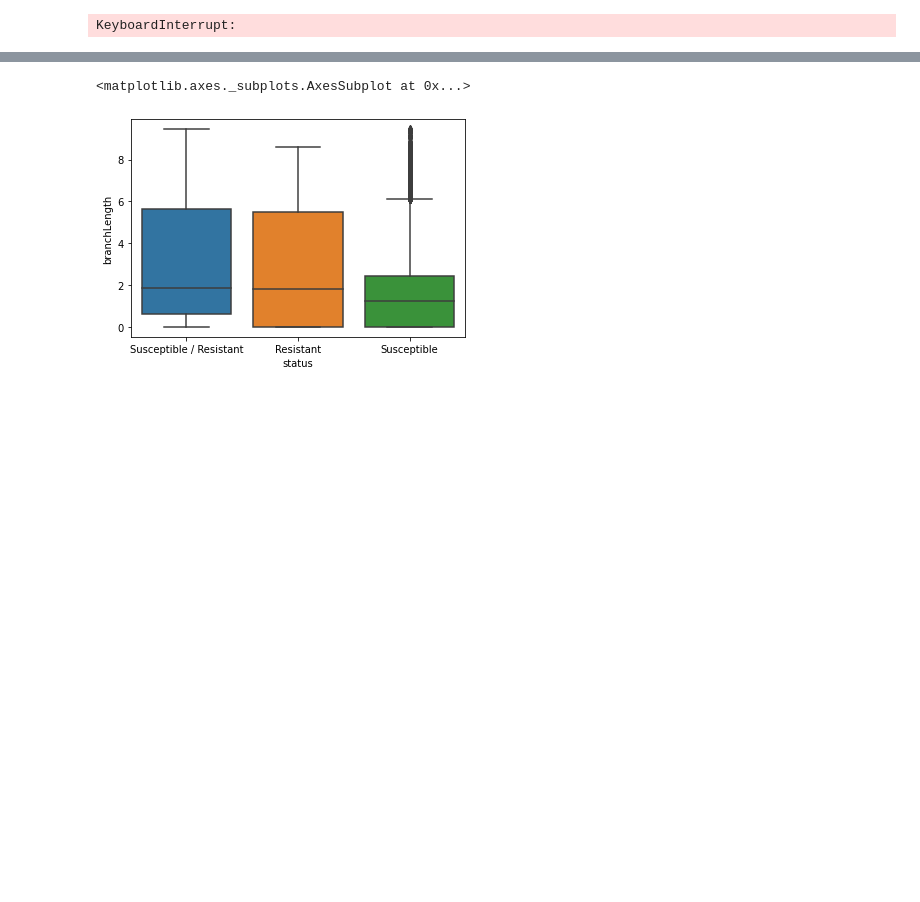
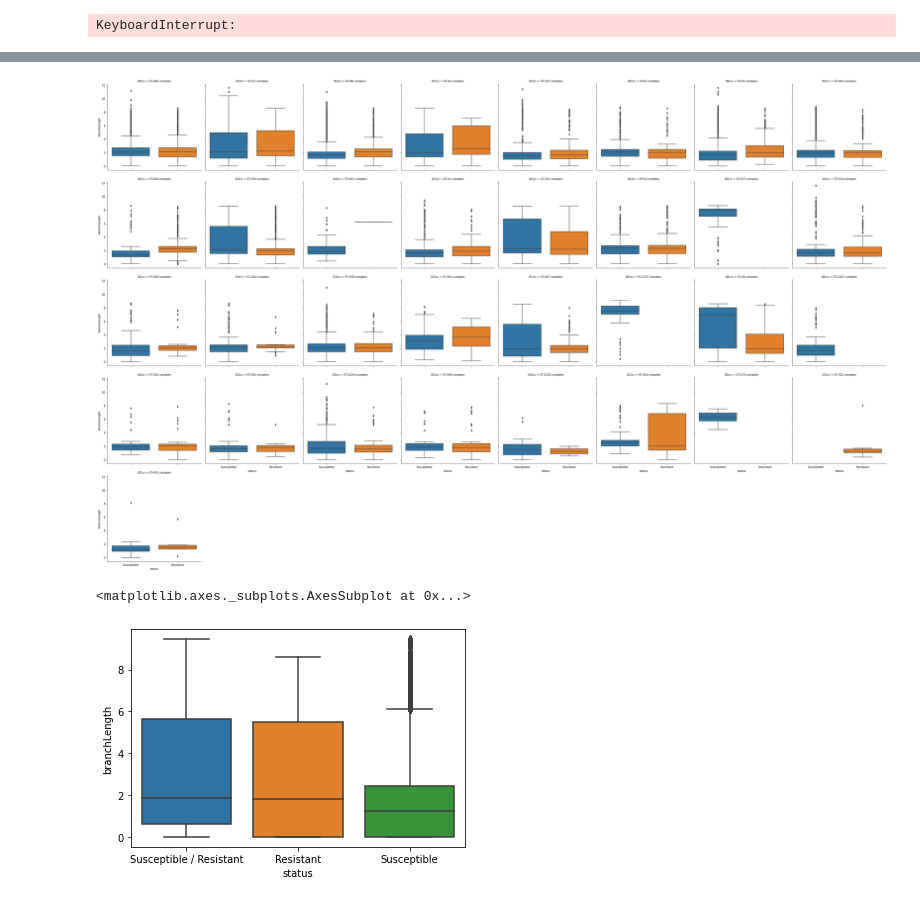
Before and after one commit to bgrdessislava/Campyjejuni_gyrA, a Jupyter notebook: Non_r/Metadata_Treedistance_Merging.ipynb, the cells around one changed output, grey strips where cells are left out. Drawn from its saved outputs; the diff is of its cells as text; code cells hidden in the pictures; blank space fills up the shorter version.

```diff
--- a/Non_r/Metadata_Treedistance_Merging.ipynb
+++ b/Non_r/Metadata_Treedistance_Merging.ipynb
@@ -66,0 +155,4 @@ KeyboardInterrupt:
+# %%
+matrix = matrix.loc[
+    (matrix['branchLength'] < 100)
+]
@@ -67,3 +179,8 @@ KeyboardInterrupt:
+# %%
+g = sns.catplot(data=matrix.sample(100000), x='status', y='branchLength', kind='box', col='ID1cc', col_wrap=8)
+g.savefig('../../Figures/Branchlength/branchLLength-boxplot.svg')
+# %% [output]
+[figure, added]
 # %%
 res_sameCC = matrix.query("`sameCC` == True and `sumResistance` == 2")
 # %%
```
Also changed, not shown: parts of 13 cells of this notebook, 2 other files.
